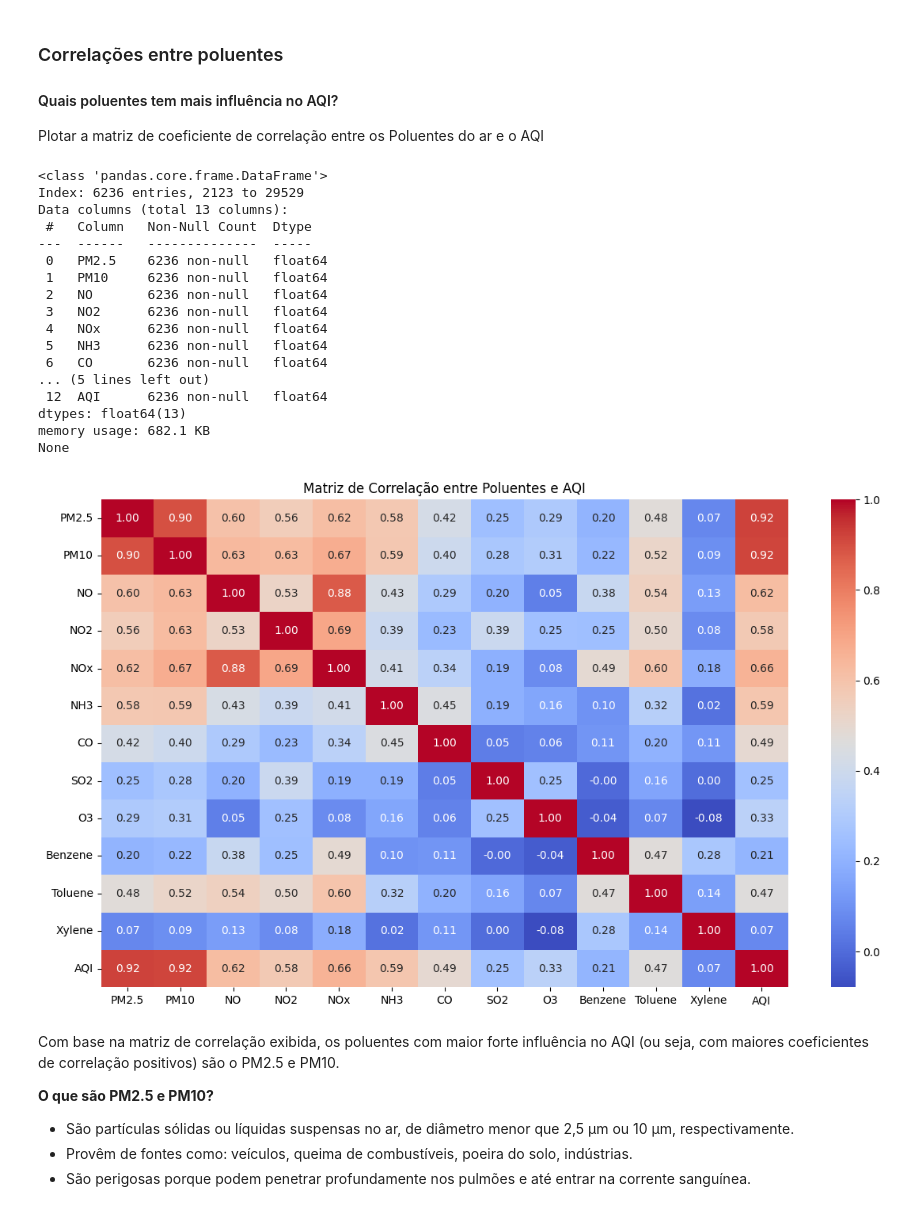
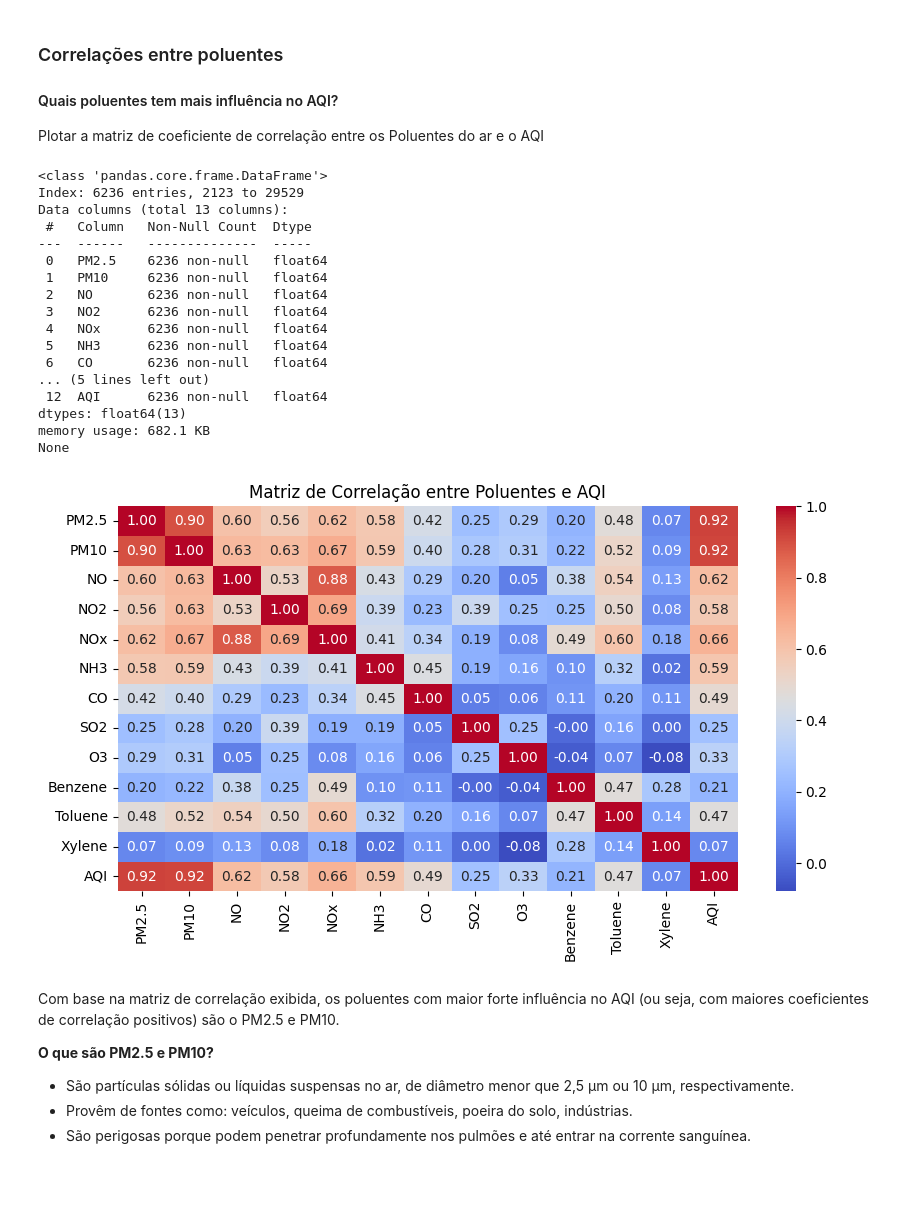
Before and after one commit to raphaelramosds/dca3501-project, a Jupyter notebook: assignments/Trabalho 1 - Parte II - Projeto de Analise de Dados.ipynb, the cells around one changed output. Drawn from its saved outputs; the diff is of its cells as text; code cells hidden in the pictures; blank space fills up the shorter version.

```diff
--- a/assignments/Trabalho 1 - Parte II - Projeto de Analise de Dados.ipynb
+++ b/assignments/Trabalho 1 - Parte II - Projeto de Analise de Dados.ipynb
@@ -265,35 +263,35 @@ df_air_quality_numeric = df_air_quality[pollutants_aqi_cols].copy()
 
 # Remover linhas com valores faltantes
 df_clean = df_air_quality_numeric.dropna()
 print(df_clean.info())
 
 # Calcular a matriz de coeficientes de correlação pelo metodo de Pearson
 correlation_matrix = df_clean.corr(method='pearson')
 
 # Visualizá-la com um mapa de calor
-plt.figure(figsize=(14, 8))
+plt.figure(figsize=(10, 5))
 sns.heatmap(correlation_matrix, annot=True, cmap='coolwarm', fmt=".2f")
 plt.title("Matriz de Correlação entre Poluentes e AQI")
 plt.show()
 # %% [output]
 <class 'pandas.core.frame.DataFrame'>
 Index: 6236 entries, 2123 to 29529
 Data columns (total 13 columns):
  #   Column   Non-Null Count  Dtype
 ---  ------   --------------  -----
  0   PM2.5    6236 non-null   float64
  1   PM10     6236 non-null   float64
  2   NO       6236 non-null   float64
  3   NO2      6236 non-null   float64
  4   NOx      6236 non-null   float64
  5   NH3      6236 non-null   float64
  6   CO       6236 non-null   float64
 ... (5 lines left out)
  12  AQI      6236 non-null   float64
 dtypes: float64(13)
 memory usage: 682.1 KB
 None
-[figure, old version]
+[figure, new version]
 # %% [markdown]
 Com base na matriz de correlação exibida, os poluentes com maior forte influência no AQI (ou seja, com maiores coeficientes de correlação positivos) são o PM2.5 e PM10.
 
```
Also changed, not shown: parts of 4 cells of this notebook.
